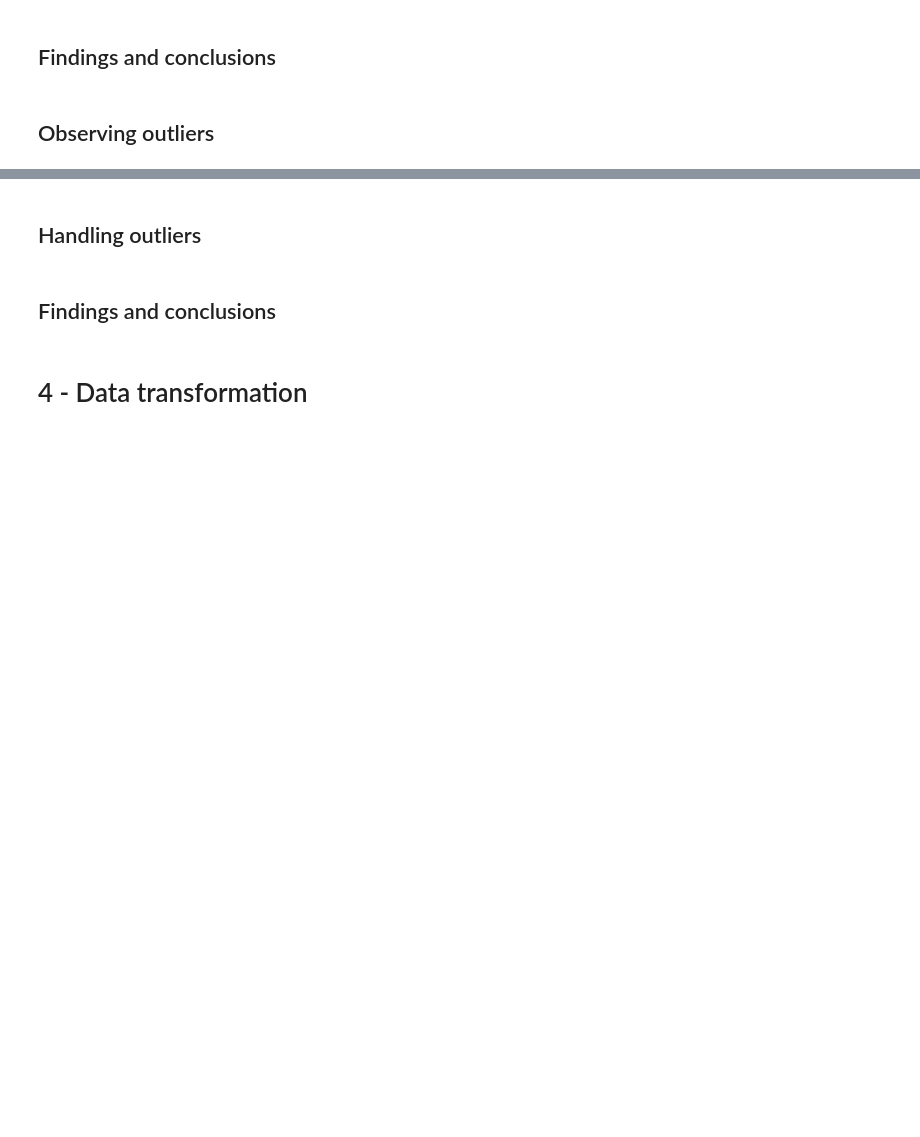
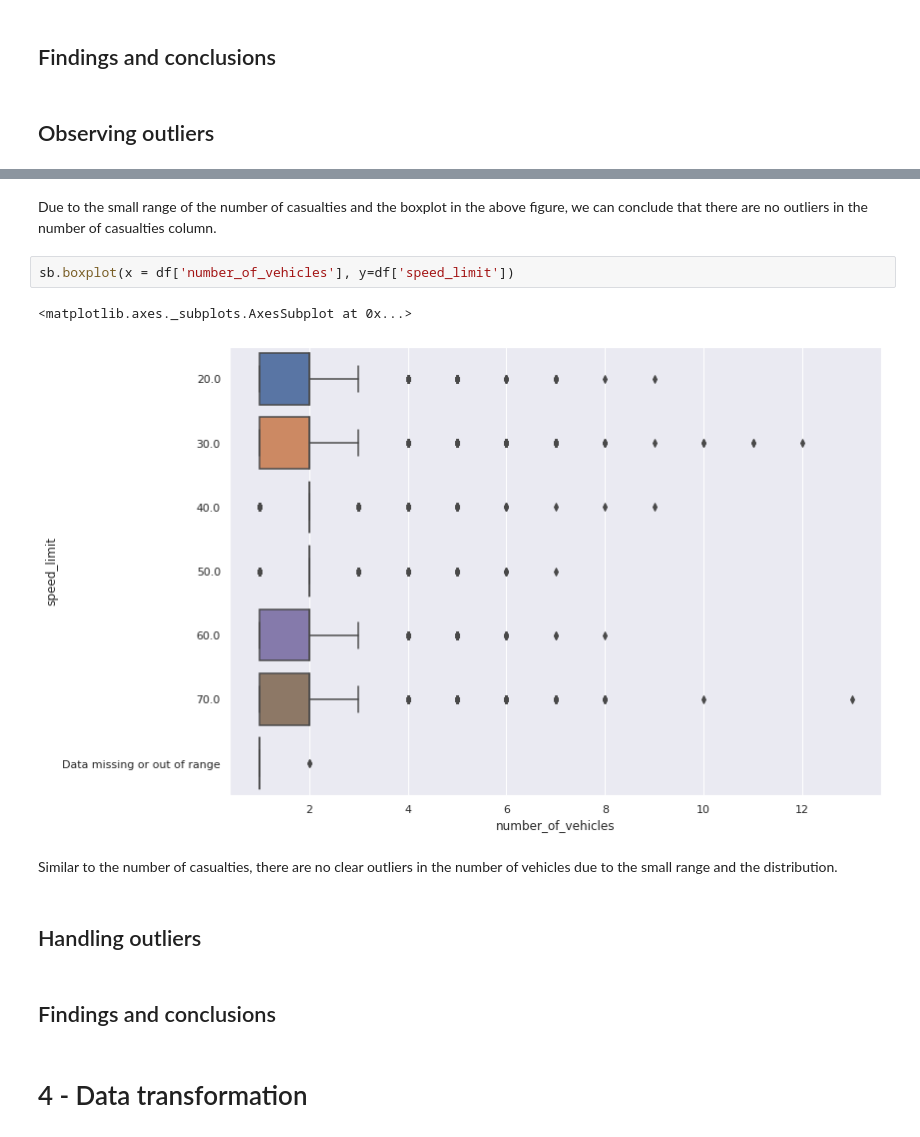
Before and after one commit to OmarAreef/DETask1, a Jupyter notebook: MS1Template.ipynb, the cells around one changed output, grey strips where cells are left out. Saved outputs shown, nothing was run; the diff lists cells and outputs as text; blank space fills up the shorter version.

Commit message:
Comments till outliers

```diff
--- a/MS1Template.ipynb
+++ b/MS1Template.ipynb
@@ -222,3 +441,12 @@ Finished EDA
+# %% [markdown]
+Due to the small range of the number of casualties and the boxplot in the above figure, we can conclude that there are no outliers in the number of casualties column.
+# %%
+sb.boxplot(x = df['number_of_vehicles'], y=df['speed_limit'])
+# %% [output]
+<matplotlib.axes._subplots.AxesSubplot at 0x...>
+[figure, added]
+# %% [markdown]
+Similar to the number of casualties, there are no clear outliers in the number of vehicles due to the small range and the distribution.
 # %% [markdown]
 ## Handling outliers
 # %% [markdown]
```
Also changed, not shown: parts of 60 cells of this notebook.
